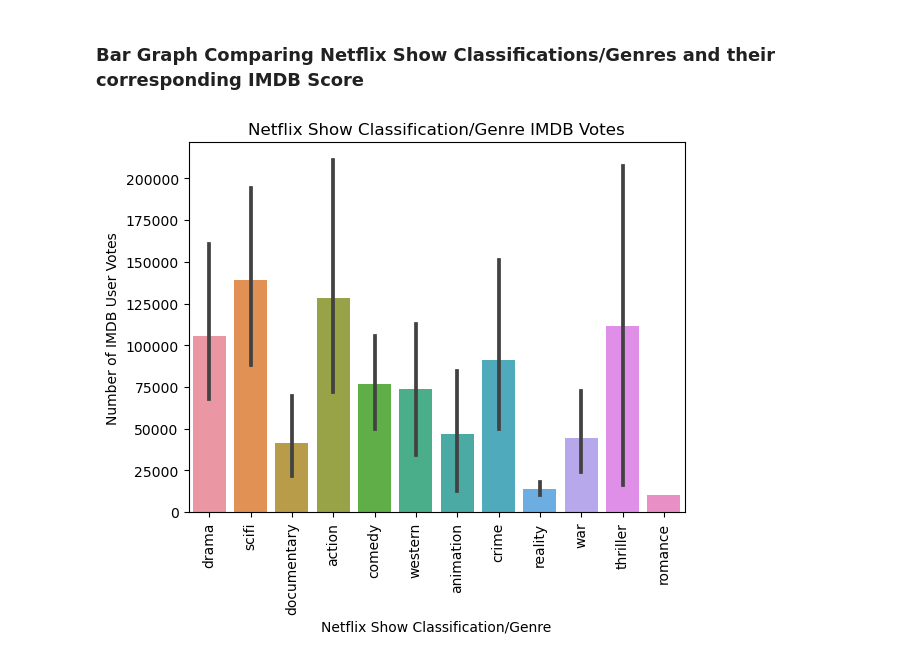
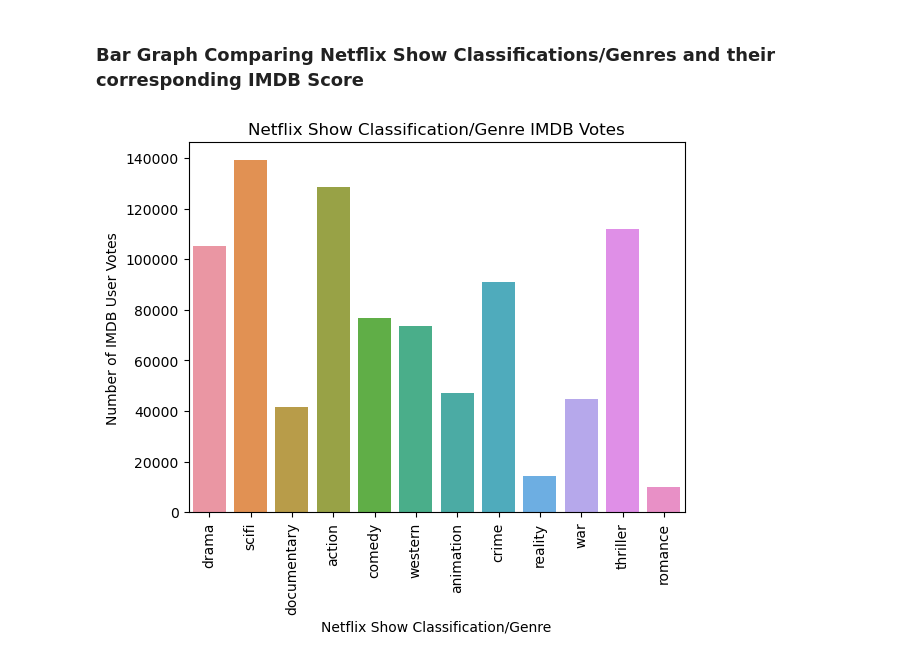
Before and after one commit to doka1331/Project-3-SQLite-Visualization, a Jupyter notebook: show_demo_info_script.ipynb, the cells around one changed output. Saved outputs shown, nothing was run; the diff lists cells and outputs as text; code cells hidden in the pictures.

Commit message:
Finalized Interactive Script, Analysis, and Visual

```diff
--- a/show_demo_info_script.ipynb
+++ b/show_demo_info_script.ipynb
@@ -91,12 +91,12 @@ pandas_netflix_df
 ### Bar Graph Comparing Netflix Show Classifications/Genres and their corresponding IMDB Score
 # %%
 #Using Seasborn, create the barplot
-sns.barplot(x='Classification/Genre', y='Number of IMDB User Votes', data=pandas_netflix_df)
+sns.barplot(x='Classification/Genre', y='Number of IMDB User Votes', data=pandas_netflix_df, errorbar=None)
 # Add labels and title
 plt.xticks(rotation=90)
 plt.xlabel('Netflix Show Classification/Genre')
 plt.ylabel('Number of IMDB User Votes')
 plt.title('Netflix Show Classification/Genre IMDB Votes')
 plt.show()
 # %% [output]
-[figure, old version]
+[figure, new version]
```
Also changed, not shown: parts of 4 cells of this notebook.
